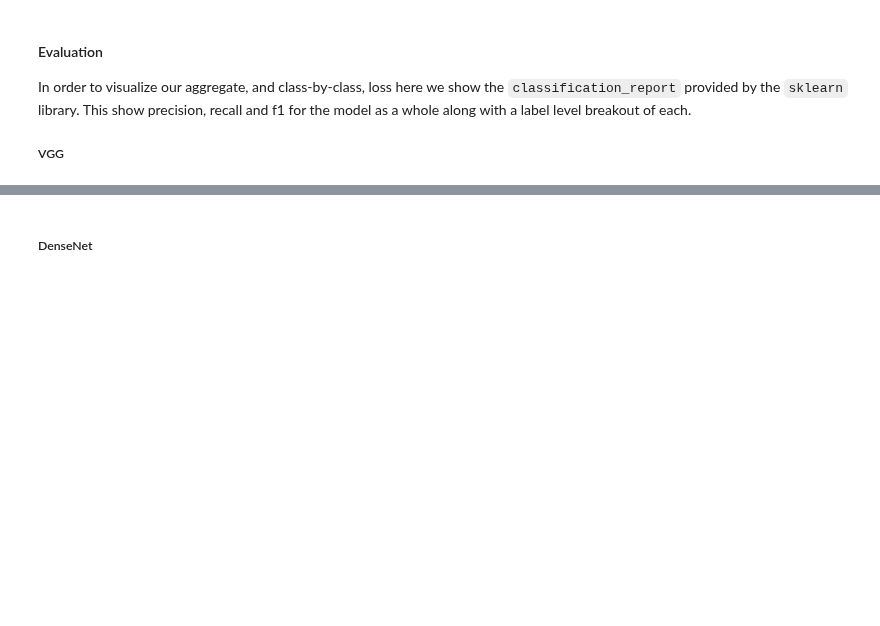
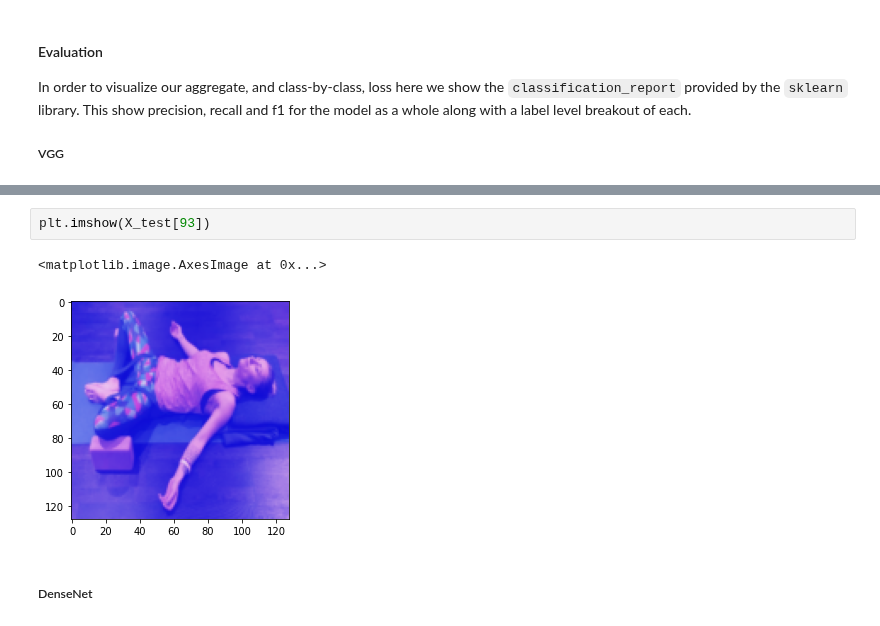
Before and after one commit to tduffy000/deep-learning-group, a Jupyter notebook: Yoga pose model_Tony.ipynb, the cells around one changed output, grey strips where cells are left out. Saved outputs shown, nothing was run; the diff lists cells and outputs as text; blank space fills up the shorter version.

```diff
--- a/Yoga pose model_Tony.ipynb
+++ b/Yoga pose model_Tony.ipynb
@@ -1319,3 +1405,8 @@ weighted avg       0.71      0.57      0.57       260
+# %%
+plt.imshow(X_test[93])
+# %% [output]
+<matplotlib.image.AxesImage at 0x...>
+[figure, added]
 # %% [markdown]
 ##### DenseNet
 # %%
```
Also changed, not shown: parts of 30 cells of this notebook, 5 other files.
